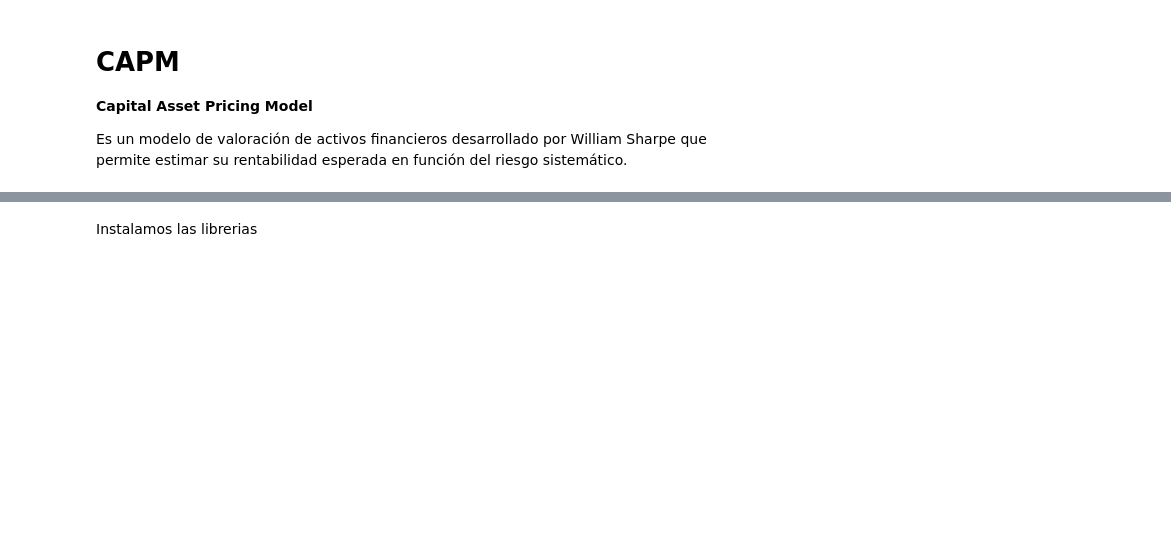
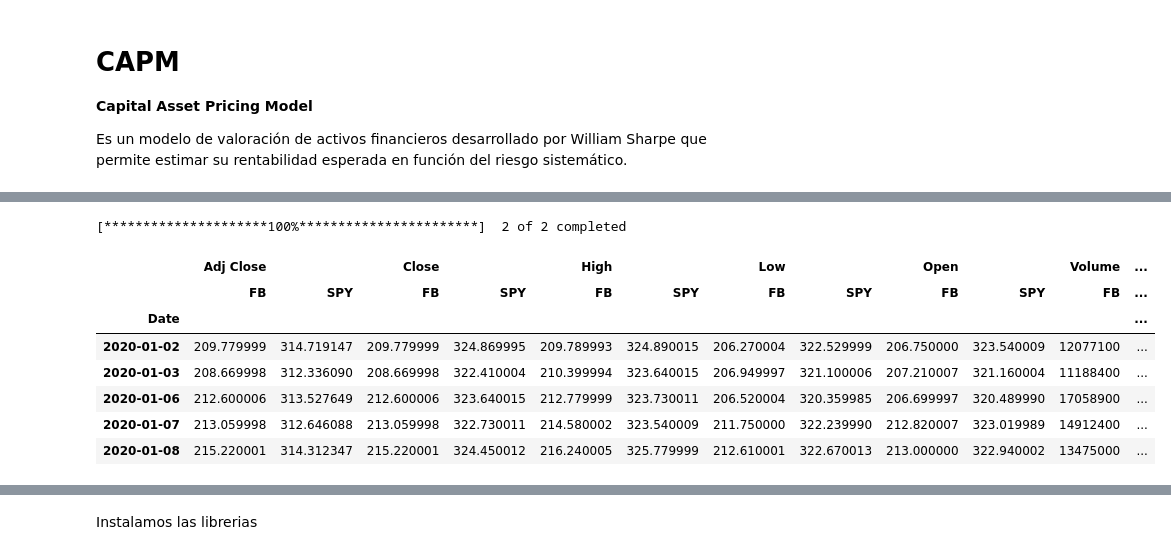
Before and after one commit to pikey-msc/Python, a Jupyter notebook: M3/C5_M3.ipynb, the cells around one changed output, grey strips where cells are left out. Drawn from its saved outputs; the diff is of its cells as text; code cells hidden in the pictures; blank space fills up the shorter version.

```diff
--- a/M3/C5_M3.ipynb
+++ b/M3/C5_M3.ipynb
@@ -72,0 +113,13 @@ Es un modelo de valoración de activos financieros desarrollado por William Shar
+# %%
+df = yf.download(tickers_list, '2020-01-01', '2020-12-31')
+df.head()
+# %% [output]
+[*********************100%***********************]  2 of 2 completed
+|  | Adj Close |  | Close |  | High |  | Low |  | Open |  | Volume | ... |
+|  | FB | SPY | FB | SPY | FB | SPY | FB | SPY | FB | SPY | FB | ... |
+| Date |  |  |  |  |  |  |  |  |  |  |  | ... |
+| 2020-01-02 | 209.779999 | 314.719147 | 209.779999 | 324.869995 | 209.789993 | 324.890015 | 206.270004 | 322.529999 | 206.750000 | 323.540009 | 12077100 | ... |
+| 2020-01-03 | 208.669998 | 312.336090 | 208.669998 | 322.410004 | 210.399994 | 323.640015 | 206.949997 | 321.100006 | 207.210007 | 321.160004 | 11188400 | ... |
+| 2020-01-06 | 212.600006 | 313.527649 | 212.600006 | 323.640015 | 212.779999 | 323.730011 | 206.520004 | 320.359985 | 206.699997 | 320.489990 | 17058900 | ... |
+| 2020-01-07 | 213.059998 | 312.646088 | 213.059998 | 322.730011 | 214.580002 | 323.540009 | 211.750000 | 322.239990 | 212.820007 | 323.019989 | 14912400 | ... |
+| 2020-01-08 | 215.220001 | 314.312347 | 215.220001 | 324.450012 | 216.240005 | 325.779999 | 212.610001 | 322.670013 | 213.000000 | 322.940002 | 13475000 | ... |
```
Also changed, not shown: parts of 11 cells of this notebook.
